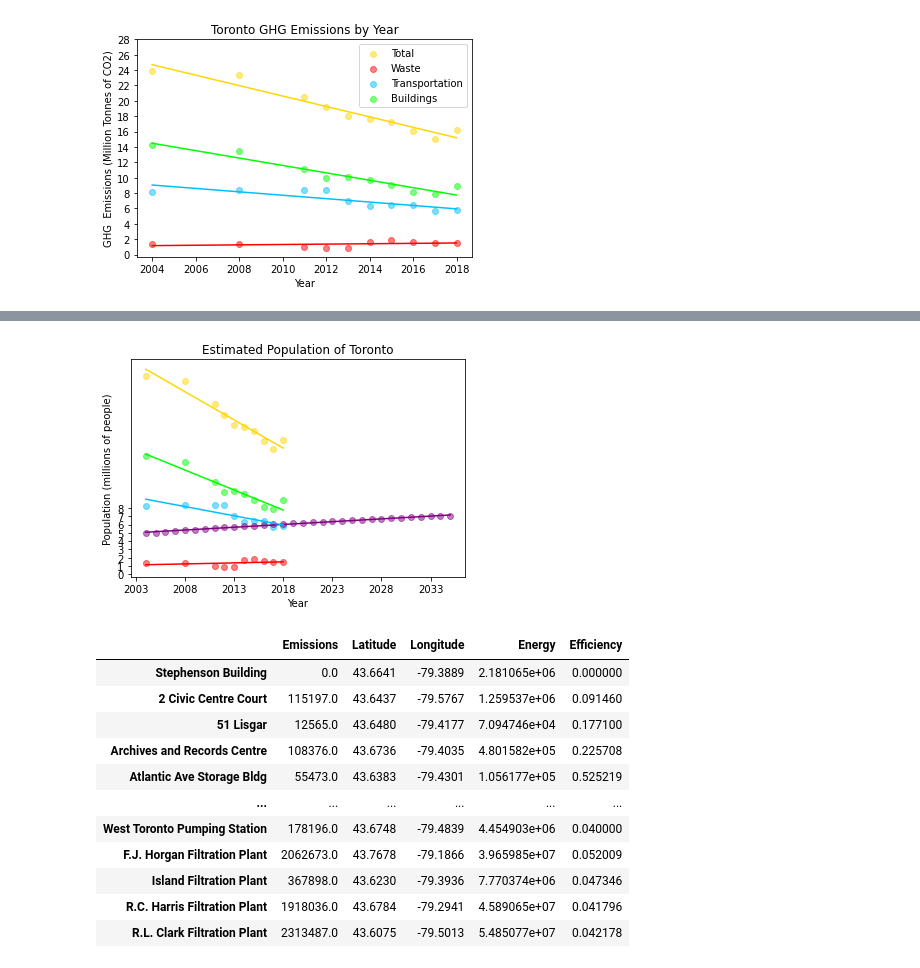
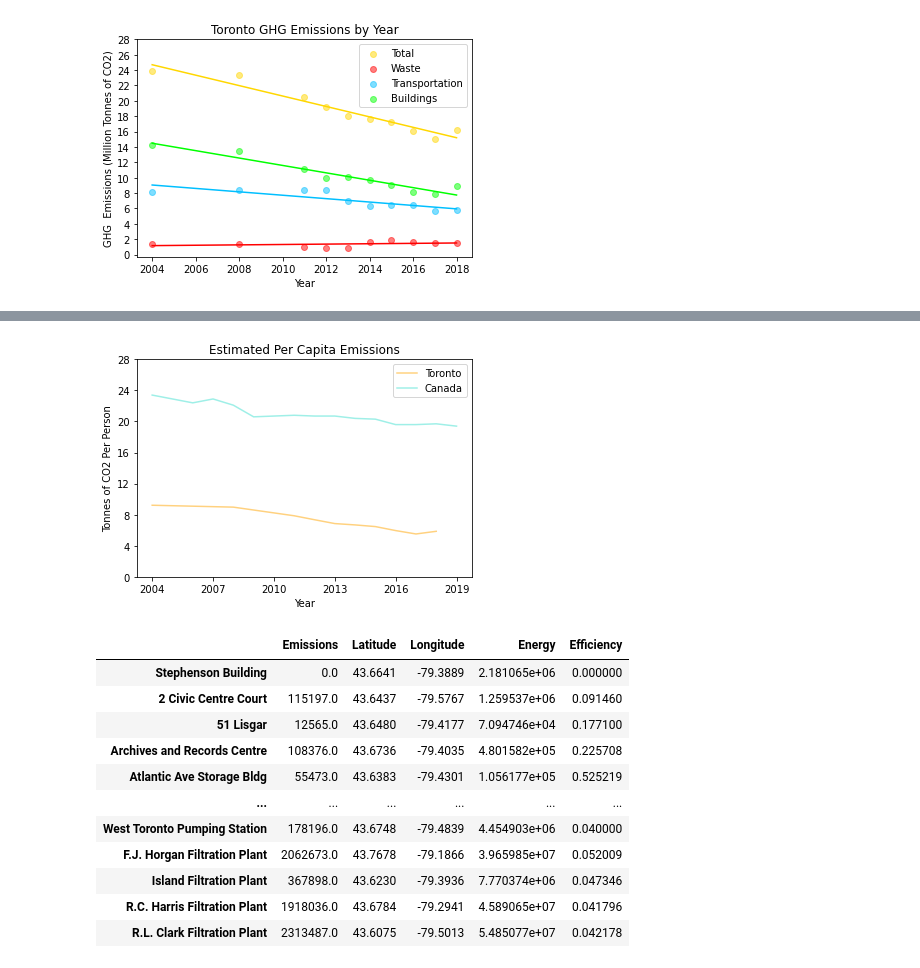
Before and after one commit to SAP-Team-Fruchsia-Fungi/Renewable-Energy-And-Climate, a Jupyter notebook: Renewable Energy.ipynb, the cells around one changed output, grey strips where cells are left out. Saved outputs shown, nothing was run; the diff lists cells and outputs as text; code cells hidden in the pictures.

```diff
--- a/Renewable Energy.ipynb
+++ b/Renewable Energy.ipynb
@@ -92,36 +97,41 @@ plt.show()
-# %%
-emissions = []
-population = []
-
-#Line of best fit
-x = np.array(year2)
-y = np.array(pop)
-m, b = np.polyfit(x, y, 1)
-plt.plot(x, m*x + b, color="Purple")
-
-
-for i in range(len(data) - 1):
-    x = np.array(data[4]).flatten()
-    y = np.array(data[i]).flatten()
-    m, b = np.polyfit(x, y, 1)
-    plt.plot(x, m*x + b, color=color[i])
-
-#Creates Legend and Plots graph
-plt.scatter(year, total, c="Gold", alpha=0.5, label="Total")
-plt.scatter(year, waste, c="Red", alpha=0.5, label="Waste")
-plt.scatter(year, transport, c="DeepSkyBlue", alpha=0.5, label="Transportation")
-plt.scatter(year, building, c="Lime", alpha=0.5, label="Buildings")
-plt.scatter(year2, pop, c="Purple", alpha=0.5, label="Population")
-
-#Draws graph
-plt.title('Estimated Population of Toronto')
-plt.xlabel('Year')
-plt.ylabel('Population (millions of people)')
-plt.xticks(np.arange(2003, 2037, 5))
-plt.yticks(np.arange(0, 9, 1))
-plt.show()
-# %% [output]
-[figure, removed]
+# %%
+emissions = []
+per_capita = []
+year3 = []
+can_pc = []
+
+with open('data/Canada Per Capita Emissions.csv', encoding='utf-8') as f:
+    csv_reader = csv.DictReader(f)
+
+    for line in csv_reader:
+        can_pc.append(float(line['Emissions']))
+        year3.append(float(line['Year']))
+
+#Calculating estimated per capita emissions using UN data and trend line
+x = np.array(data[4]).flatten()
+y = np.array(data[0]).flatten()
+m, b = np.polyfit(x, y, 1)
+
+#This is for extrapolating
+for i in range(len(year)):
+    y = func(m , (i + 2004), b)
+    #per_capita.append(float(y)/pop[i])
+    per_capita.append(float(total[i]/pop[i]))
+
+#Creates Legend and Plots graph
+plt.plot(year, per_capita, c="Orange", alpha=0.5, label="Toronto")
+plt.plot(year3, can_pc, c="Turquoise", alpha=0.5, label="Canada")
+
+#Draws graph
+plt.title('Estimated Per Capita Emissions')
+plt.xlabel('Year')
+plt.ylabel('Tonnes of CO2 Per Person')
+plt.yticks(np.arange(0, 30, 4))
+plt.xticks(np.arange(2004, 2021, 3))
+plt.legend()
+plt.show()
+# %% [output]
+[figure, added]
 # %%
 #This cell organizes the data for renewable installations
 import csv, re, math
```
Also changed, not shown: parts of 4 cells of this notebook, 3 other files.
